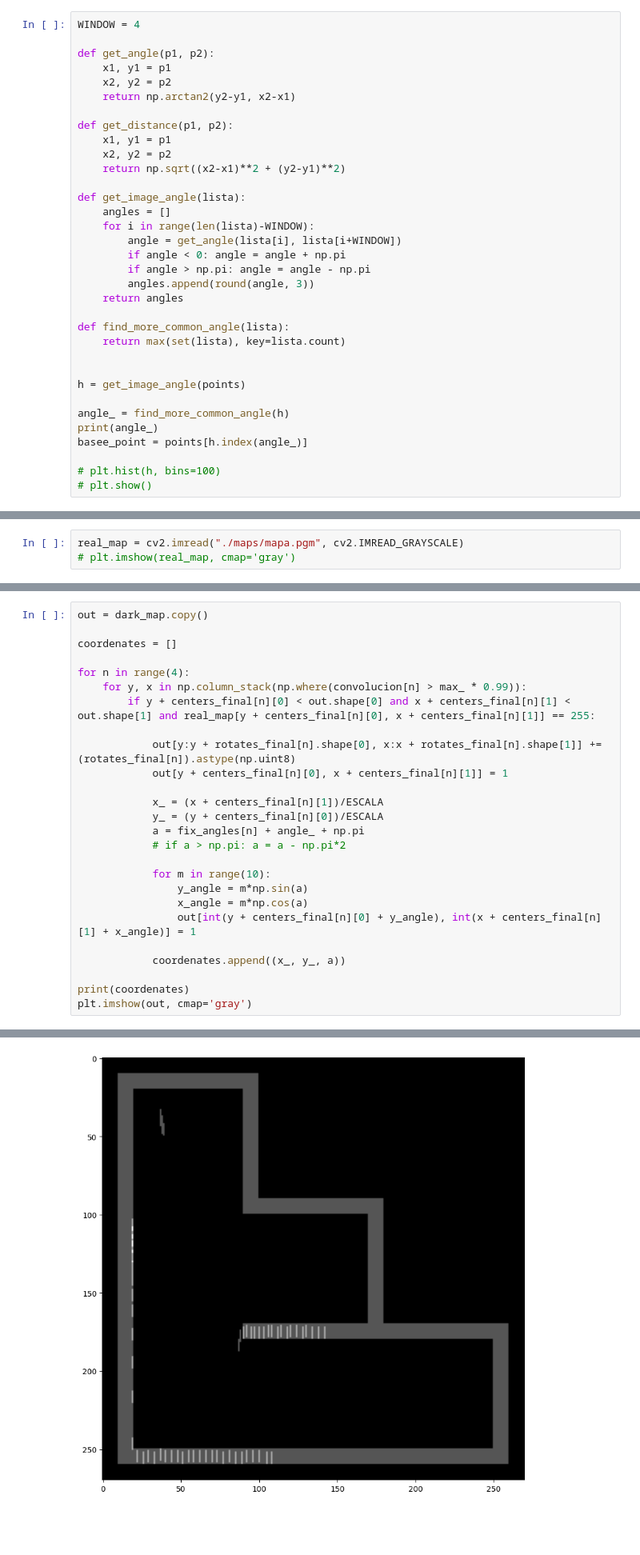
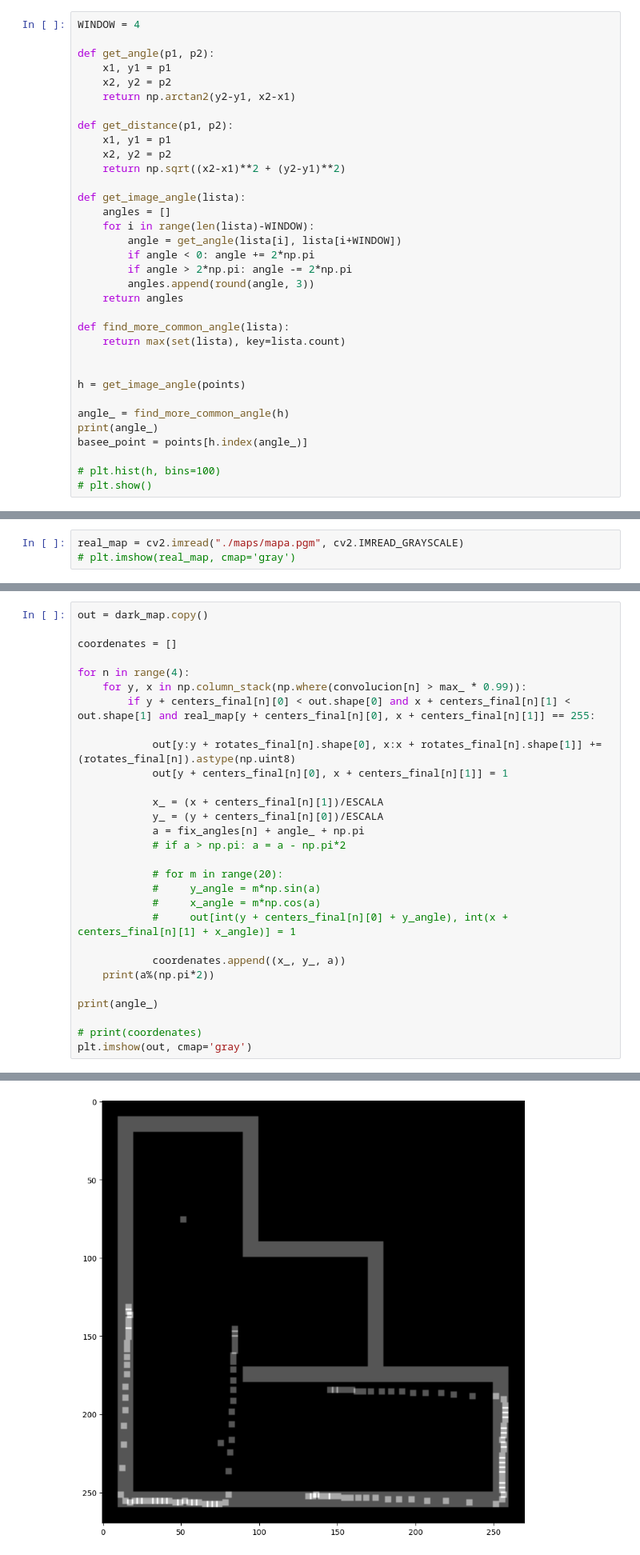
Before and after one commit to rir001/robmov_labs, a Jupyter notebook: test.ipynb, the cells around one changed output, grey strips where cells are left out. Shown: that part at 80% size. Drawn from its saved outputs; the diff is of its cells as text; blank space fills up the shorter version.

Commit message:
fix: angle correction

```diff
--- a/test.ipynb
+++ b/test.ipynb
@@ -55,8 +55,8 @@ def get_image_angle(lista):
     angles = []
     for i in range(len(lista)-WINDOW):
         angle = get_angle(lista[i], lista[i+WINDOW])
-        if angle < 0: angle = angle + np.pi
-        if angle > np.pi: angle = angle - np.pi
+        if angle < 0: angle += 2*np.pi
+        if angle > 2*np.pi: angle -= 2*np.pi
         angles.append(round(angle, 3))
     return angles
 
@@ -209,13 +209,16 @@ for n in range(4):
             a = fix_angles[n] + angle_ + np.pi
             # if a > np.pi: a = a - np.pi*2
 
-            for m in range(10):
-                y_angle = m*np.sin(a)
-                x_angle = m*np.cos(a)
-                out[int(y + centers_final[n][0] + y_angle), int(x + centers_final[n][1] + x_angle)] = 1
+            # for m in range(20):
+            #     y_angle = m*np.sin(a)
+            #     x_angle = m*np.cos(a)
+            #     out[int(y + centers_final[n][0] + y_angle), int(x + centers_final[n][1] + x_angle)] = 1
 
             coordenates.append((x_, y_, a))
+    print(a%(np.pi*2))
 
-print(coordenates)
+print(angle_)
+
+# print(coordenates)
 plt.imshow(out, cmap='gray')
 # %% [output]
@@ -223,2 +230,2 @@ plt.imshow(out, cmap='gray')
 <matplotlib.image.AxesImage at 0x...>
-[figure, old version]
+[figure, new version]
```
Also changed, not shown: parts of 6 cells of this notebook.
